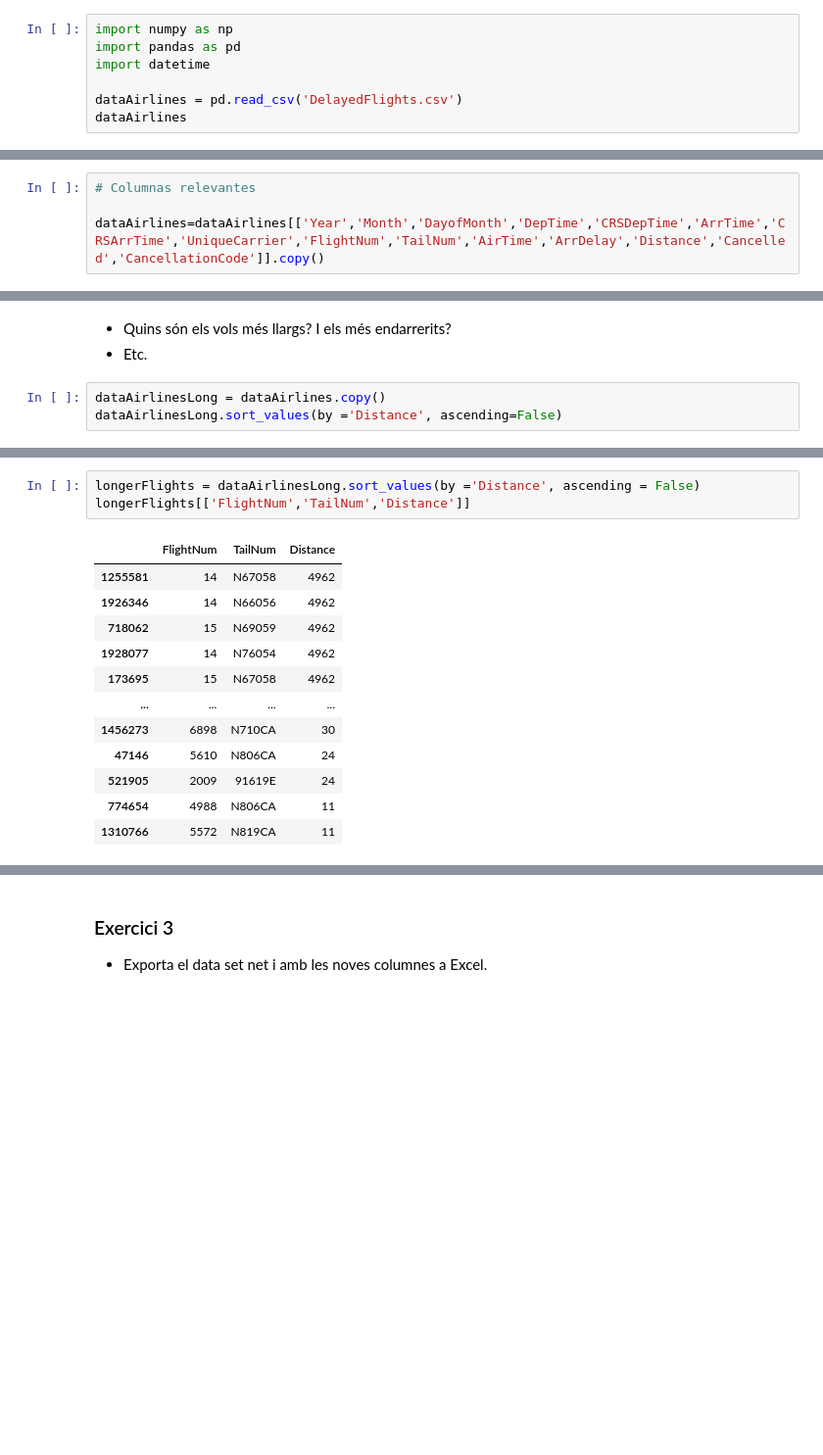
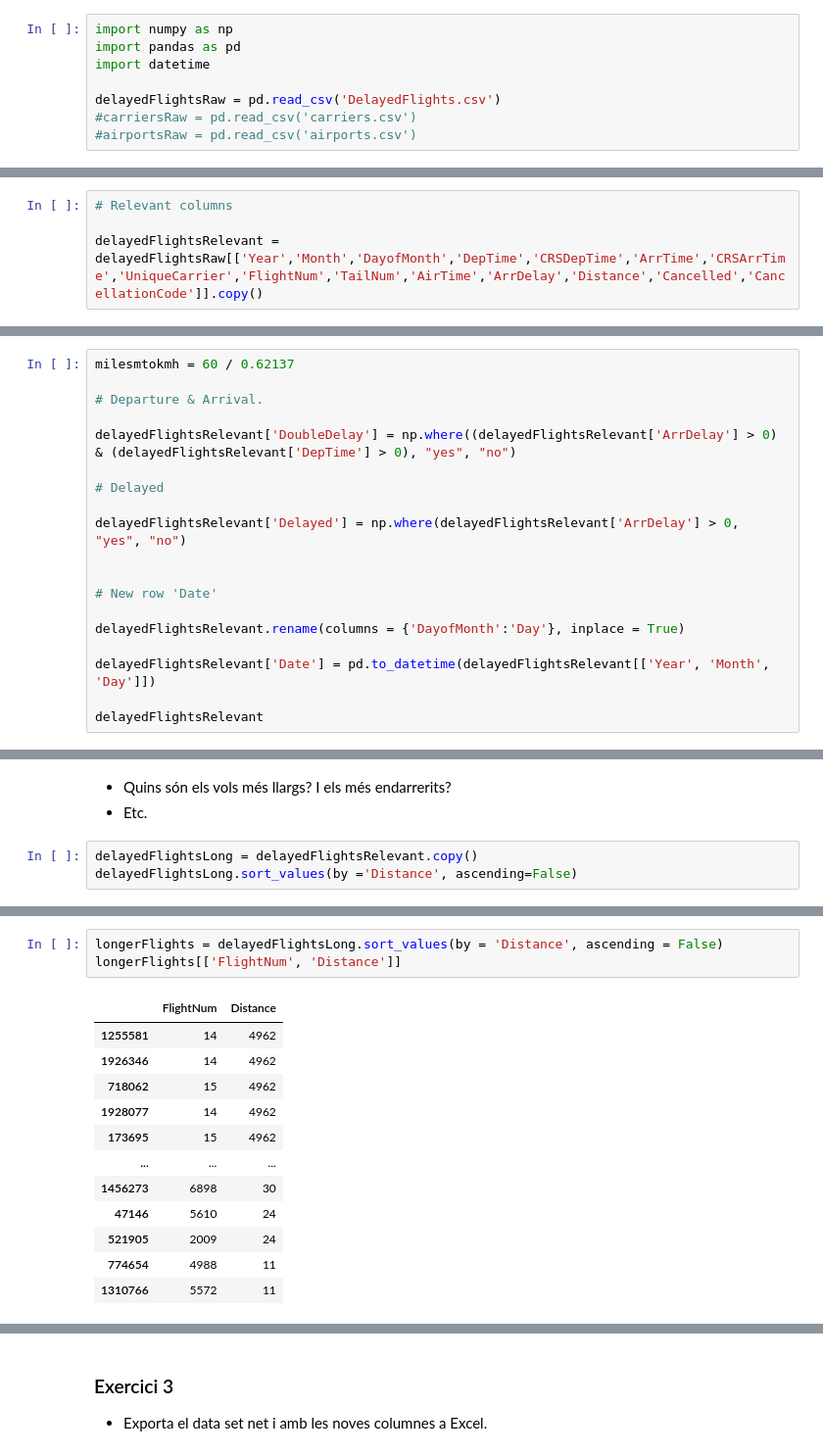
Before and after one commit to jesussantana/estructures_Dataframe, a Jupyter notebook: estructures_Dataframe.ipynb, the cells around one changed output, grey strips where cells are left out. Shown at 98% size. Cells and saved outputs as stored; diff of their text form; blank space fills up the shorter version.

```diff
--- a/estructures_Dataframe.ipynb
+++ b/estructures_Dataframe.ipynb
@@ -11,5 +11,6 @@ import numpy as np
 import pandas as pd
 import datetime
 
-dataAirlines = pd.read_csv('DelayedFlights.csv')
-dataAirlines
+delayedFlightsRaw = pd.read_csv('DelayedFlights.csv')
+#carriersRaw = pd.read_csv('carriers.csv')
+#airportsRaw = pd.read_csv('airports.csv')
@@ -69,7 +56,7 @@ dtypes: float64(14), int64(11), object(5)
 memory usage: 443.3+ MB
 None
 # %%
-# Columnas relevantes
+# Relevant columns
 
-dataAirlines=dataAirlines[['Year','Month','DayofMonth','DepTime','CRSDepTime','ArrTime','CRSArrTime','UniqueCarrier','FlightNum','TailNum','AirTime','ArrDelay','Distance','Cancelled','CancellationCode']].copy()
+delayedFlightsRelevant = delayedFlightsRaw[['Year','Month','DayofMonth','DepTime','CRSDepTime','ArrTime','CRSArrTime','UniqueCarrier','FlightNum','TailNum','AirTime','ArrDelay','Distance','Cancelled','CancellationCode']].copy()
 # %%
@@ -134,0 +110,19 @@ dataAirlines['AverageSpeed'].head()
+# %%
+milesmtokmh = 60 / 0.62137
+
+# Departure & Arrival.
+
+delayedFlightsRelevant['DoubleDelay'] = np.where((delayedFlightsRelevant['ArrDelay'] > 0) & (delayedFlightsRelevant['DepTime'] > 0), "yes", "no")
+
+# Delayed
+
+delayedFlightsRelevant['Delayed'] = np.where(delayedFlightsRelevant['ArrDelay'] > 0, "yes", "no")
+
+
+# New row 'Date'
+
+delayedFlightsRelevant.rename(columns = {'DayofMonth':'Day'}, inplace = True)
+
+delayedFlightsRelevant['Date'] = pd.to_datetime(delayedFlightsRelevant[['Year', 'Month', 'Day']])
+
+delayedFlightsRelevant
@@ -138,6 +193,6 @@ dataAirlines['AverageSpeed'].head()
 - Quins són els vols més llargs? I els més endarrerits?
 - Etc.
 # %%
-dataAirlinesLong = dataAirlines.copy()
-dataAirlinesLong.sort_values(by ='Distance', ascending=False)
+delayedFlightsLong = delayedFlightsRelevant.copy()
+delayedFlightsLong.sort_values(by ='Distance', ascending=False)
 # %% [output]
@@ -157,16 +212,16 @@ dataAirlinesLong.sort_values(by ='Distance', ascending=False)
 # %%
-longerFlights = dataAirlinesLong.sort_values(by ='Distance', ascending = False)
-longerFlights[['FlightNum','TailNum','Distance']]
+longerFlights = delayedFlightsLong.sort_values(by = 'Distance', ascending = False)
+longerFlights[['FlightNum', 'Distance']]
 # %% [output]
-|  | FlightNum | TailNum | Distance |
-| 1255581 | 14 | N67058 | 4962 |
-| 1926346 | 14 | N66056 | 4962 |
-| 718062 | 15 | N69059 | 4962 |
-| 1928077 | 14 | N76054 | 4962 |
-| 173695 | 15 | N67058 | 4962 |
-| ... | ... | ... | ... |
-| 1456273 | 6898 | N710CA | 30 |
-| 47146 | 5610 | N806CA | 24 |
-| 521905 | 2009 | 91619E | 24 |
-| 774654 | 4988 | N806CA | 11 |
-| 1310766 | 5572 | N819CA | 11 |
+|  | FlightNum | Distance |
+| 1255581 | 14 | 4962 |
+| 1926346 | 14 | 4962 |
+| 718062 | 15 | 4962 |
+| 1928077 | 14 | 4962 |
+| 173695 | 15 | 4962 |
+| ... | ... | ... |
+| 1456273 | 6898 | 30 |
+| 47146 | 5610 | 24 |
+| 521905 | 2009 | 24 |
+| 774654 | 4988 | 11 |
+| 1310766 | 5572 | 11 |
```
Also changed, not shown: parts of 19 cells of this notebook.
